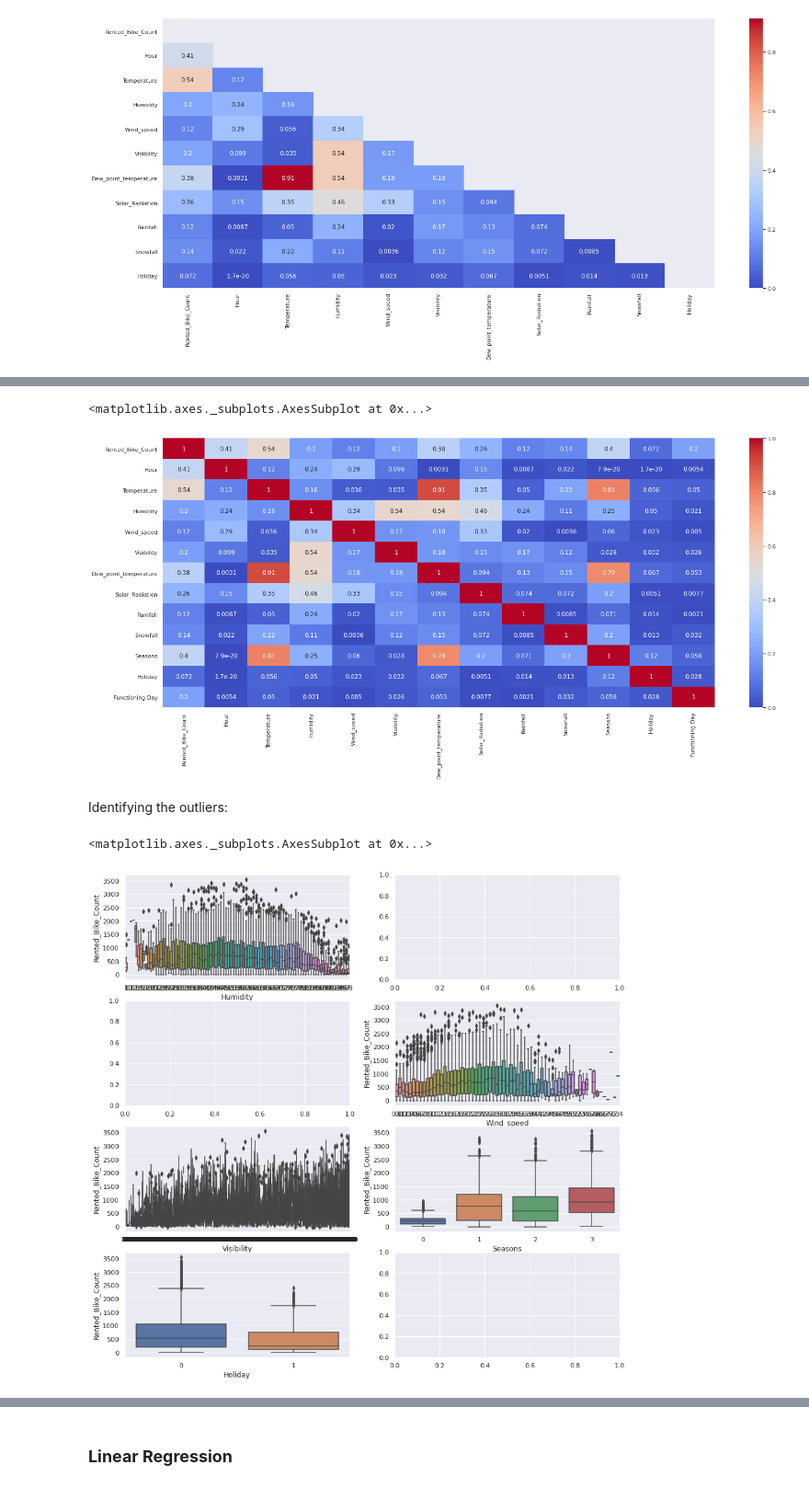
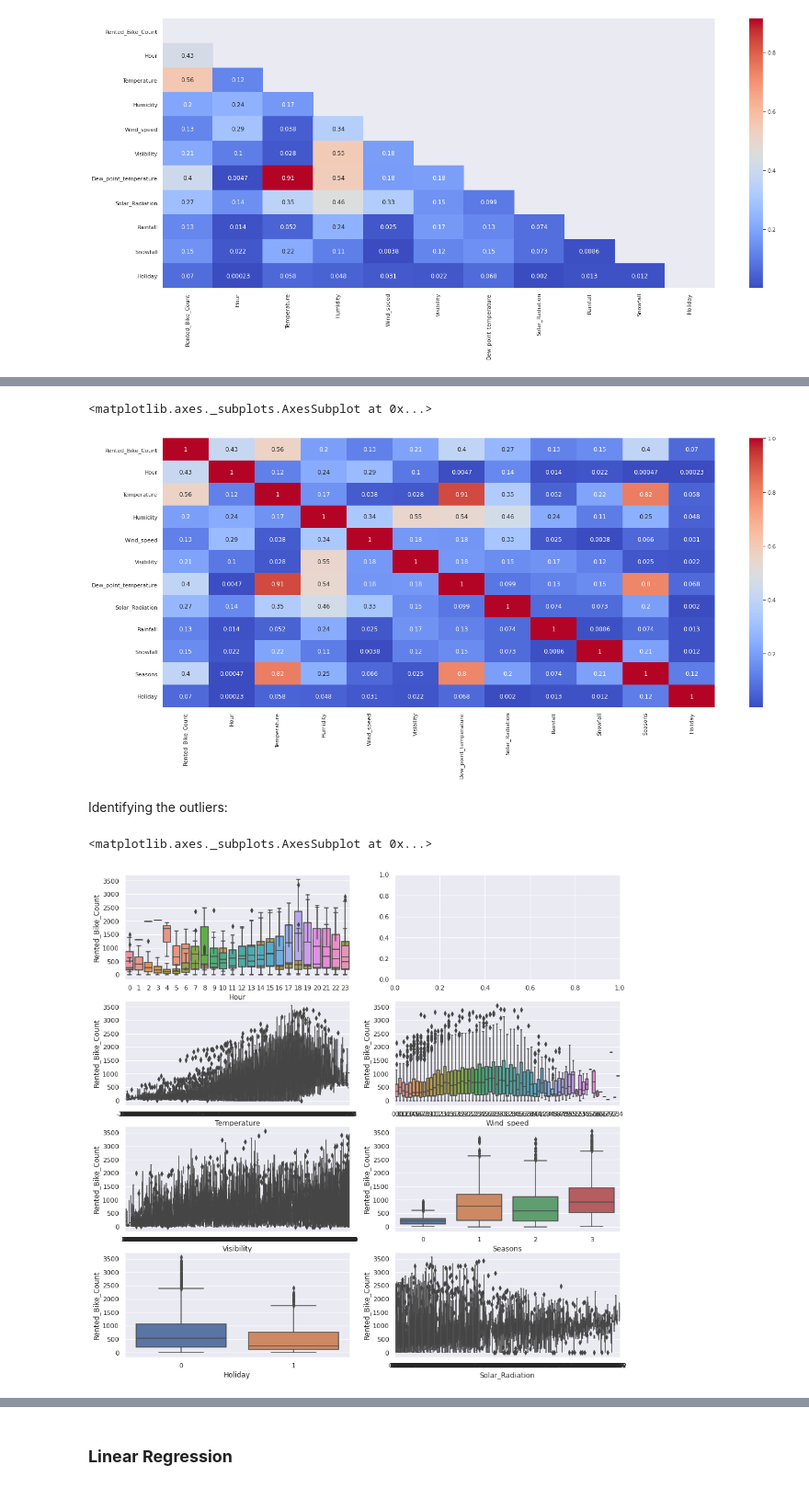
Before and after one commit to vanshika7-max/Bike-Sharing-Demand-Prediction, a Jupyter notebook: Vanshika_Raj_Bike_Sharing_Demand_Prediction_Capstone_Project.ipynb, the cells around one changed output, grey strips where cells are left out. Shown: that part at 92% size. Cells and saved outputs as stored; diff of their text form; code cells hidden in the pictures.

```diff
--- a/Vanshika_Raj_Bike_Sharing_Demand_Prediction_Capstone_Project.ipynb
+++ b/Vanshika_Raj_Bike_Sharing_Demand_Prediction_Capstone_Project.ipynb
@@ -97,3 +98,19 @@ SeoulBikeData.Hour.unique()
 # %% [output]
 array([ 0,  1,  2,  3,  4,  5,  6,  7,  8,  9, 10, 11, 12, 13, 14, 15, 16,
        17, 18, 19, 20, 21, 22, 23])
+# %%
+SeoulBikeData.rename({"Temperature(°C)": "Temperature",
+                      "Functioning Day":"Functioning_Day",
+           "Humidity(%)": "Humidity",
+           "Wind speed (m/s)": "Wind_speed",
+           "Visibility (10m)": "Visibility",
+           "Dew point temperature(°C)": "Dew_point_temperature",
+           "Solar Radiation (MJ/m2)": "Solar_Radiation",
+           "Snowfall (cm)": "Snowfall",
+           "Rainfall(mm)": "Rainfall",
+           "Rented Bike Count": "Rented_Bike_Count"},
+          axis = "columns", inplace = True)
+# %%
+SeoulBikeData = SeoulBikeData[SeoulBikeData['Functioning_Day'] == 'Yes']
+# # bike_data = bike_data[bike_data['Functioning_Day'] == 'Yes']
+SeoulBikeData.drop('Functioning_Day', axis = 1, inplace =True)
@@ -203,7 +225,3 @@ def Function_day(row):
     return 1
   else :
     return 0
-# %%
-SeoulBikeData['Functioning Day']=SeoulBikeData.apply(lambda row : Function_day(row['Functioning Day']),axis=1)
-
-SeoulBikeData['Functioning Day'].value_counts()
@@ -236,4 +253,4 @@ plt.figure(figsize=(25,10))
 sns.heatmap(SeoulBikeData.corr().abs(),annot=True,cmap='coolwarm')
 # %% [output]
 <matplotlib.axes._subplots.AxesSubplot at 0x...>
-[figure, old version]
+[figure, new version]
@@ -254,15 +259,15 @@ Identifying the outliers:
 # %%
 sns.set(font_scale=1.0)
 fig, axes = plt.subplots(nrows=4,ncols=2)
 fig.set_size_inches(15, 15)
 sns.boxplot(data=SeoulBikeData,y="Rented_Bike_Count",x="Humidity",orient="v",ax=axes[0][0])
-# sns.boxplot(data=SeoulBikeData,y="Rented_Bike_Count",x="day_of_week",orient="v",ax=axes[0][0])
-# sns.boxplot(data=SeoulBikeData,y="Rented_Bike_Count",x="day_of_year",orient="v",ax=axes[1][0])
+sns.boxplot(data=SeoulBikeData,y="Rented_Bike_Count",x="Hour",orient="v",ax=axes[0][0])
+sns.boxplot(data=SeoulBikeData,y="Rented_Bike_Count",x="Temperature",orient="v",ax=axes[1][0])
 sns.boxplot(data=SeoulBikeData,y="Rented_Bike_Count",x="Wind_speed",orient="v",ax=axes[1][1])
 sns.boxplot(data=SeoulBikeData,y="Rented_Bike_Count",x="Visibility",orient="v",ax=axes[2][0])
 sns.boxplot(data=SeoulBikeData,y="Rented_Bike_Count",x="Seasons",orient="v",ax=axes[2][1])
 sns.boxplot(data=SeoulBikeData,y="Rented_Bike_Count",x="Holiday",orient="v",ax=axes[3][0])
-# sns.boxplot(data=SeoulBikeData,y="Rented_Bike_Count",x="is_weekend",orient="v",ax=axes[3][1])
+sns.boxplot(data=SeoulBikeData,y="Rented_Bike_Count",x="Solar_Radiation",orient="v",ax=axes[3][1])
 # %% [output]
 <matplotlib.axes._subplots.AxesSubplot at 0x...>
-[figure, old version]
+[figure, new version]
```
Also changed, not shown: parts of 60 cells of this notebook.
